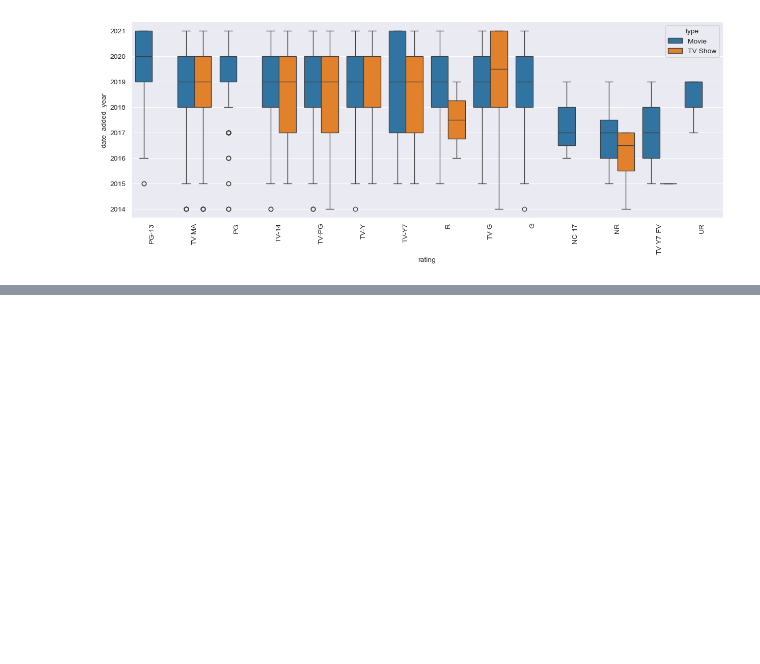
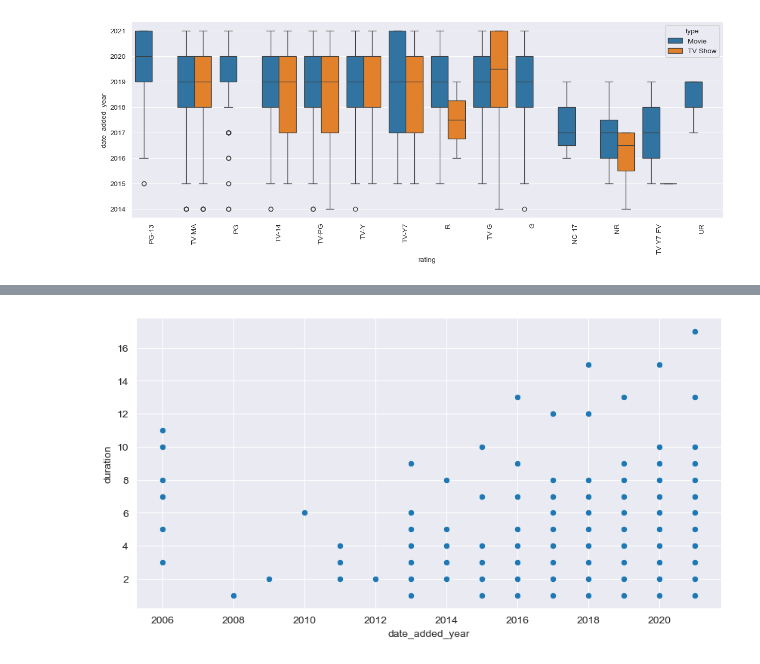
Before and after one commit to gautamnaik1994/NetflixDataAnalysisCaseStudy, a Jupyter notebook: CaseStudy.ipynb, the cells around one changed output, grey strips where cells are left out. Cells and saved outputs as stored; diff of their text form; code cells hidden in the pictures; blank space fills up the shorter version.

```diff
--- a/CaseStudy.ipynb
+++ b/CaseStudy.ipynb
@@ -805,0 +896,5 @@ duckdb.sql("""
+# %%
+plt.figure(figsize=(10,5))
+sns.scatterplot(data=tv_shows_df, x="date_added_year", y="duration");
+# %% [output]
+[figure, added]
```
Also changed, not shown: parts of 30 cells of this notebook.
